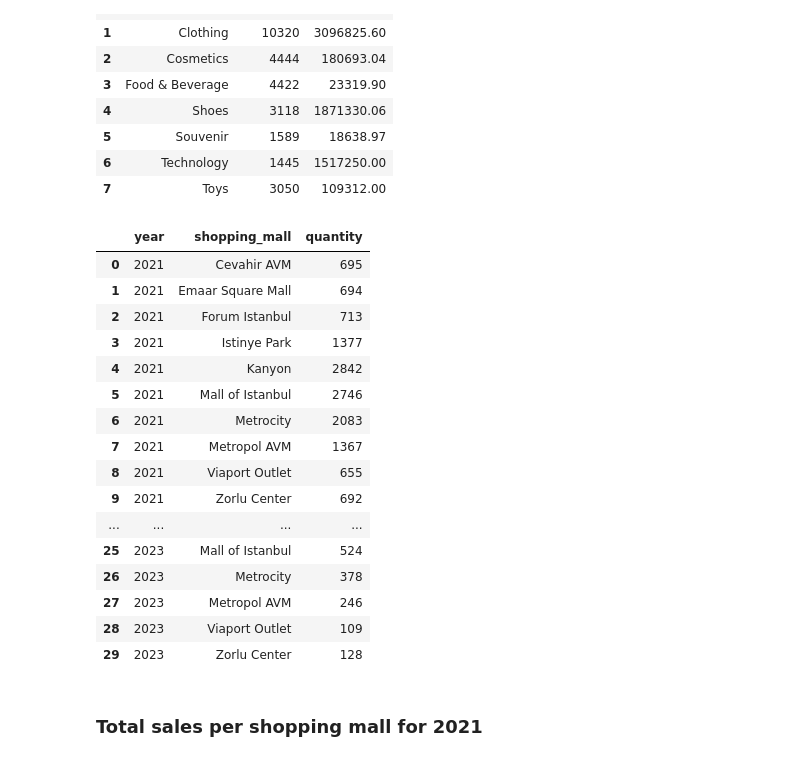
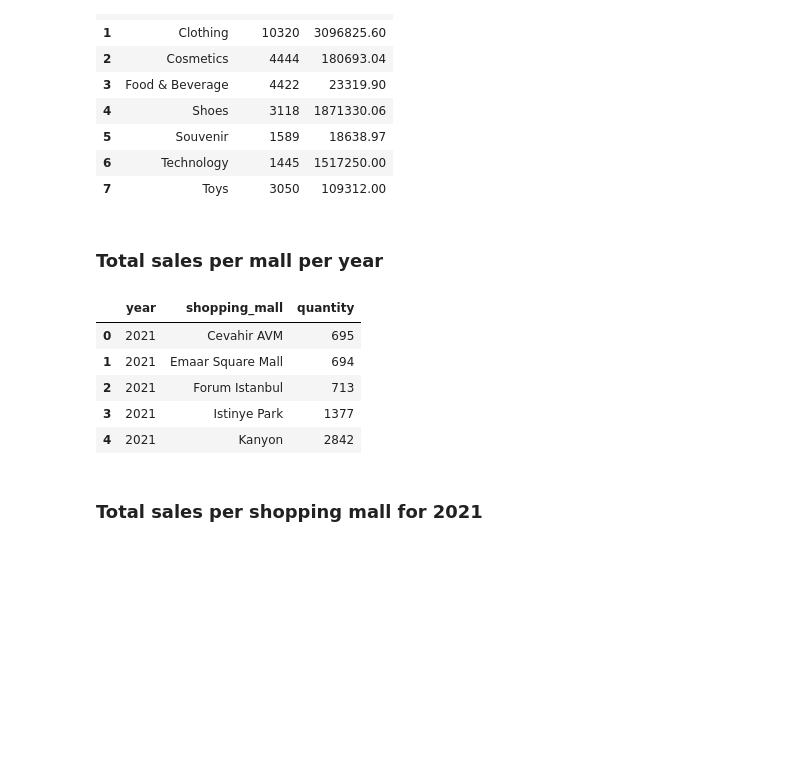
Before and after one commit to mrnnasir/project_shopping_mall, a Jupyter notebook: jupyter_notebooks/shopping_mall_project.ipynb, the cells around one changed output. Cells and saved outputs as stored; diff of their text form; code cells hidden in the pictures; blank space fills up the shorter version.

```diff
--- a/jupyter_notebooks/shopping_mall_project.ipynb
+++ b/jupyter_notebooks/shopping_mall_project.ipynb
@@ -290,26 +329,15 @@ total_spend_per_qcat
+# %% [markdown]
+### Total sales per mall per year
 # %%
-# Total sales per mall per year
-
 qsale_per_mall_year = pd.DataFrame(dfc.groupby(['year','shopping_mall'])['quantity'].sum().reset_index())
-qsale_per_mall_year
+qsale_per_mall_year.head()
 # %% [output]
 |  | year | shopping_mall | quantity |
 | 0 | 2021 | Cevahir AVM | 695 |
 | 1 | 2021 | Emaar Square Mall | 694 |
 | 2 | 2021 | Forum Istanbul | 713 |
 | 3 | 2021 | Istinye Park | 1377 |
 | 4 | 2021 | Kanyon | 2842 |
-| 5 | 2021 | Mall of Istanbul | 2746 |
-| 6 | 2021 | Metrocity | 2083 |
-| 7 | 2021 | Metropol AVM | 1367 |
-| 8 | 2021 | Viaport Outlet | 655 |
-| 9 | 2021 | Zorlu Center | 692 |
-| ... | ... | ... | ... |
-| 25 | 2023 | Mall of Istanbul | 524 |
-| 26 | 2023 | Metrocity | 378 |
-| 27 | 2023 | Metropol AVM | 246 |
-| 28 | 2023 | Viaport Outlet | 109 |
-| 29 | 2023 | Zorlu Center | 128 |
 # %% [markdown]
 ### Total sales per shopping mall for 2021
 # %%
```
Also changed, not shown: parts of 23 cells of this notebook, 3 other files.
